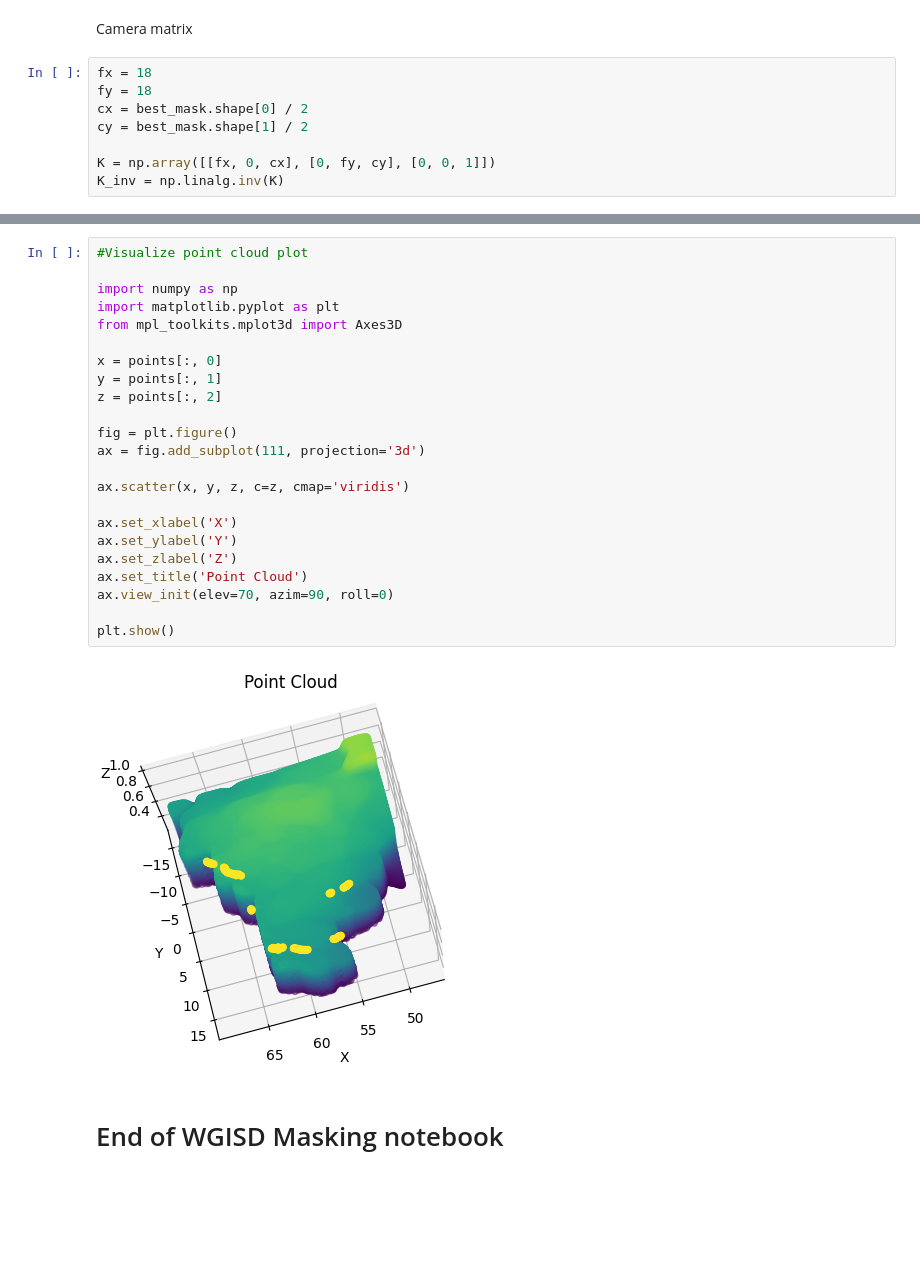
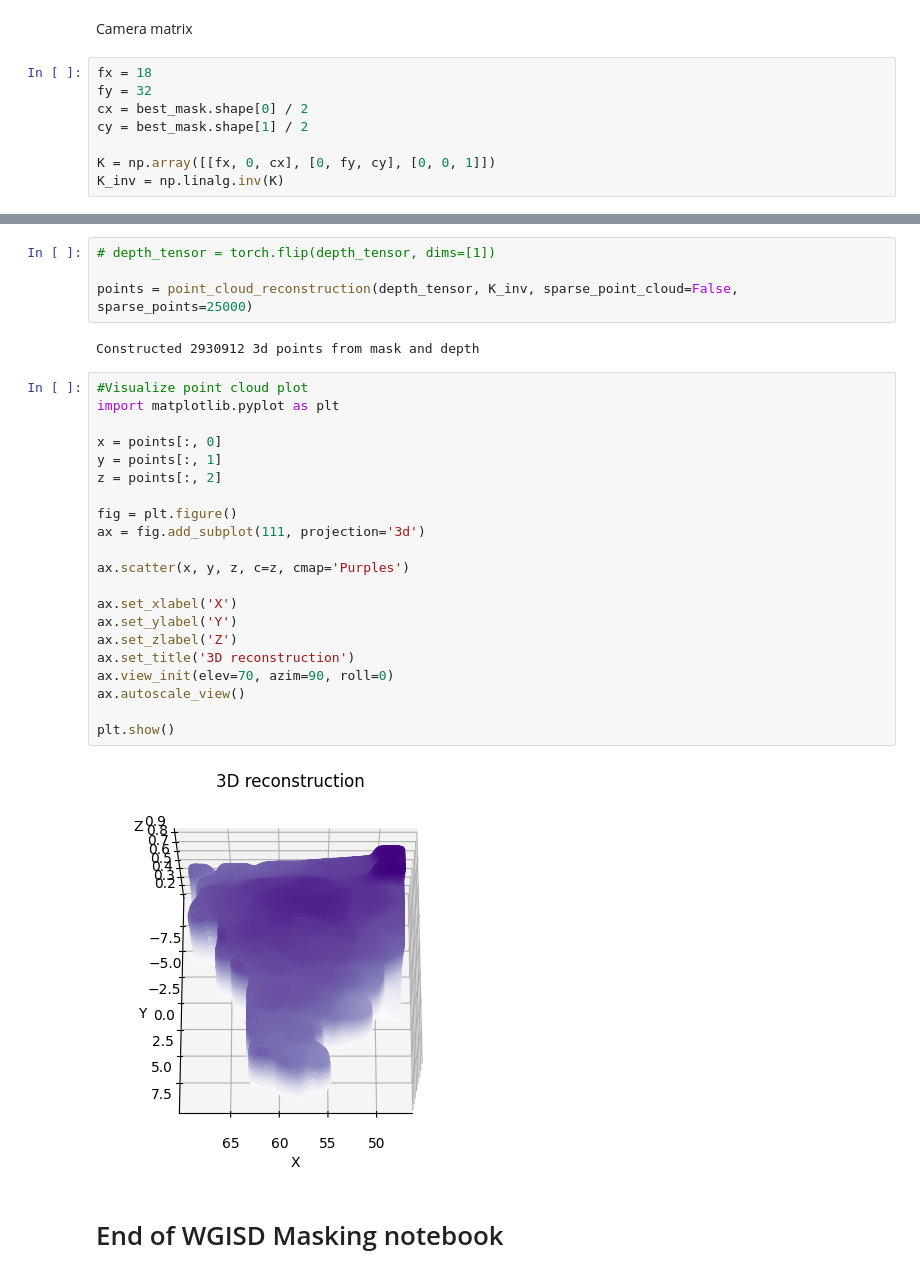
Before and after one commit to adi-balaji/grape_rob, a Jupyter notebook: grape_masking/wgisd_masking.ipynb, the cells around one changed output, grey strips where cells are left out. Drawn from its saved outputs; the diff is of its cells as text; blank space fills up the shorter version.

```diff
--- a/grape_masking/wgisd_masking.ipynb
+++ b/grape_masking/wgisd_masking.ipynb
@@ -471,7 +498,7 @@ Center grape bunch mask:  torch.Size([1, 1412, 2124])
 Camera matrix
 # %%
 fx = 18
-fy = 18
+fy = 32
 cx = best_mask.shape[0] / 2
 cy = best_mask.shape[1] / 2
 
@@ -501,27 +517,31 @@ points = np.array(points)
+# %%
+# depth_tensor = torch.flip(depth_tensor, dims=[1])
+
+points = point_cloud_reconstruction(depth_tensor, K_inv, sparse_point_cloud=False, sparse_points=25000)
+# %% [output]
+Constructed 2930912 3d points from mask and depth
 # %%
 #Visualize point cloud plot
-
-import numpy as np
 import matplotlib.pyplot as plt
-from mpl_toolkits.mplot3d import Axes3D
 
 x = points[:, 0]
 y = points[:, 1]
 z = points[:, 2]
 
 fig = plt.figure()
 ax = fig.add_subplot(111, projection='3d')
 
-ax.scatter(x, y, z, c=z, cmap='viridis')
+ax.scatter(x, y, z, c=z, cmap='Purples')
 
 ax.set_xlabel('X')
 ax.set_ylabel('Y')
 ax.set_zlabel('Z')
-ax.set_title('Point Cloud')
+ax.set_title('3D reconstruction')
 ax.view_init(elev=70, azim=90, roll=0)
+ax.autoscale_view()
 
 plt.show()
 # %% [output]
-[figure, old version]
+[figure, new version]
 # %% [markdown]
 # End of WGISD Masking notebook
```
Also changed, not shown: parts of 3 cells of this notebook.
